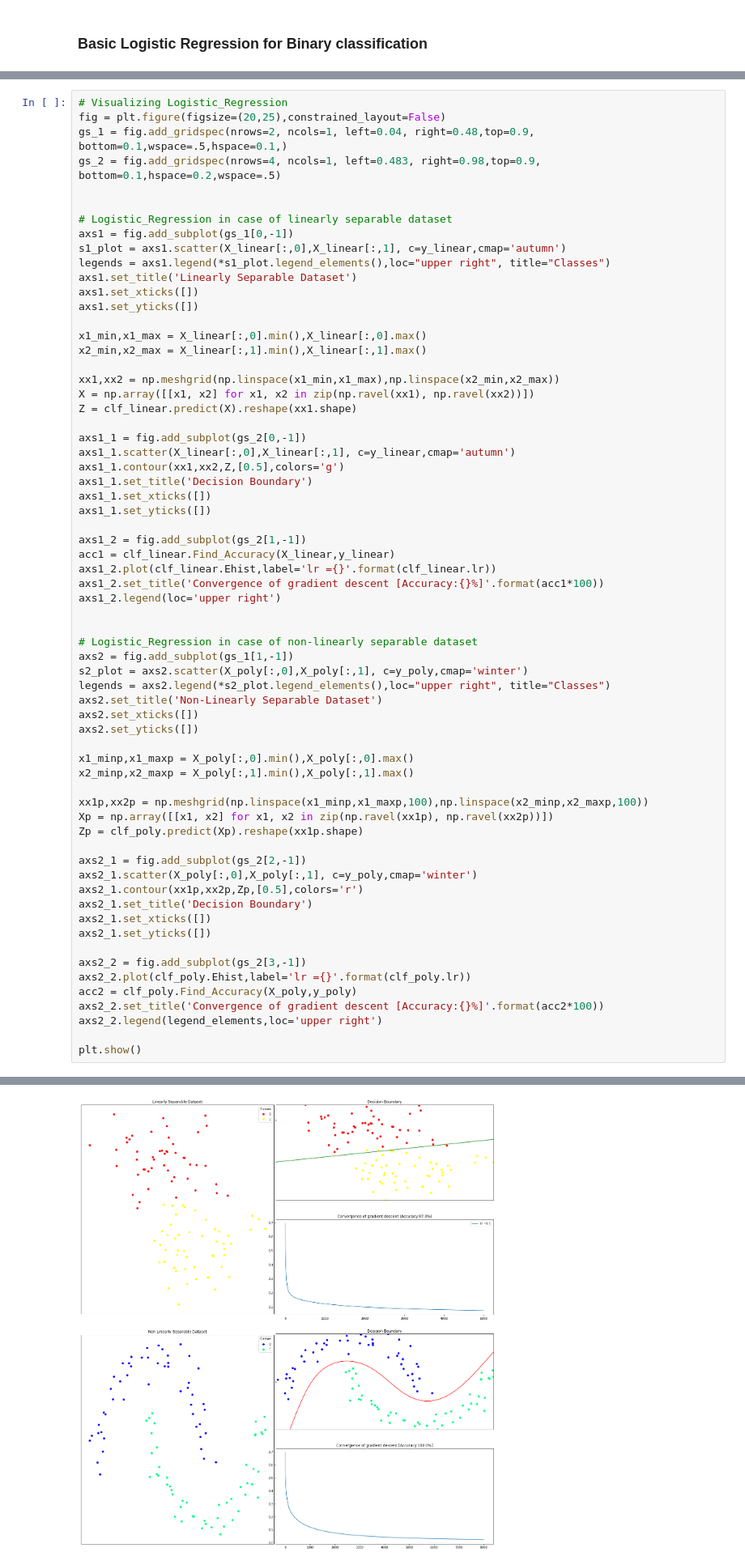
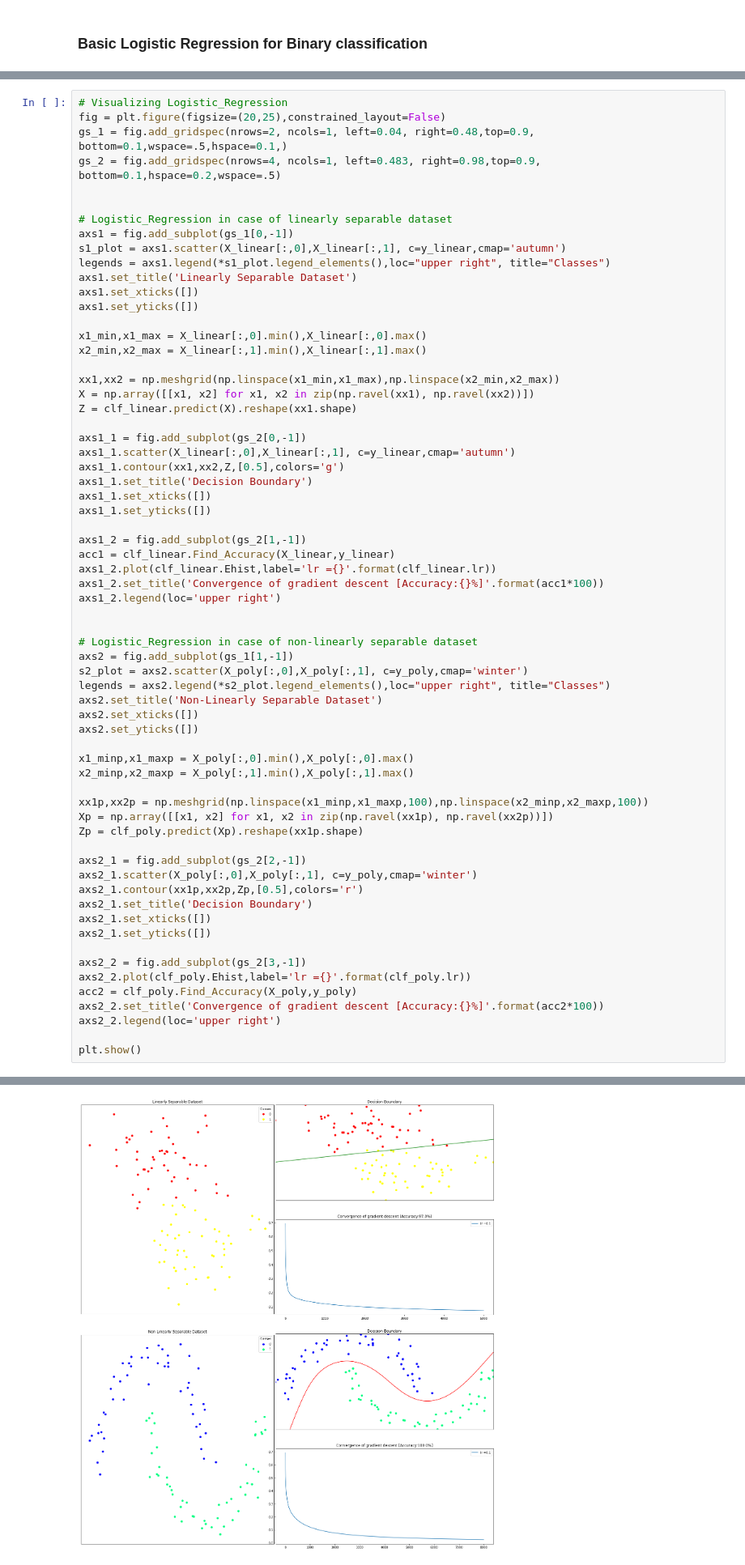
Before and after one commit to GauthamSks/ML_From_Scratch, a Jupyter notebook: 2.Logistic regression.ipynb, the cells around one changed output, grey strips where cells are left out. Shown at 81% size. Cells and saved outputs as stored; diff of their text form.

```diff
--- a/2.Logistic regression.ipynb
+++ b/2.Logistic regression.ipynb
@@ -155,7 +155,7 @@ axs2_2 = fig.add_subplot(gs_2[3,-1])
 axs2_2.plot(clf_poly.Ehist,label='lr ={}'.format(clf_poly.lr))
 acc2 = clf_poly.Find_Accuracy(X_poly,y_poly)
 axs2_2.set_title('Convergence of gradient descent [Accuracy:{}%]'.format(acc2*100))
-axs2_2.legend(legend_elements,loc='upper right')
+axs2_2.legend(loc='upper right')
 
 plt.show()
 # %% [output]
@@ -163 +162 @@ NameError: name 'legend_elements' is not defined
-[figure, old version]
+[figure, new version]
```
Also changed, not shown: parts of 1 cell of this notebook.
